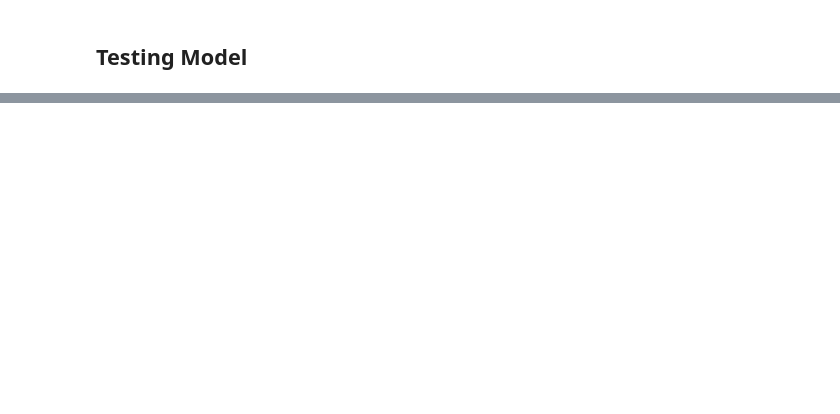
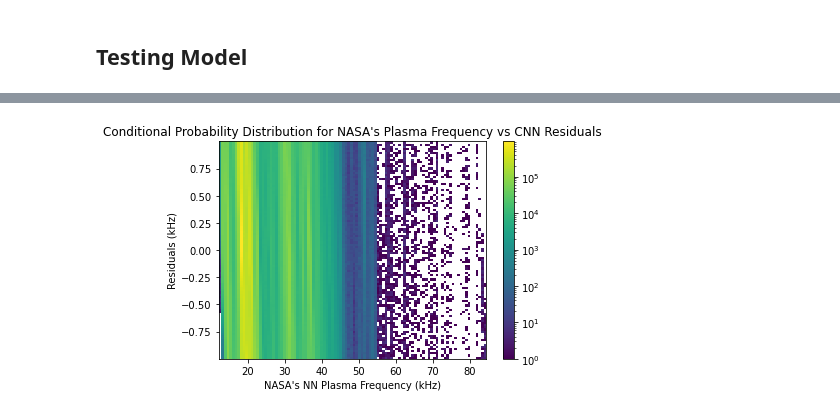
Before and after one commit to AyushmaanAggarwal/qtn-proj-ayu, a Jupyter notebook: cnn_wind.ipynb, the cells around one changed output, grey strips where cells are left out. Cells and saved outputs as stored; diff of their text form; code cells hidden in the pictures; blank space fills up the shorter version.

Commit message:
Developed a continous probability distribution graph

```diff
--- a/cnn_wind.ipynb
+++ b/cnn_wind.ipynb
@@ -127,10 +108,12 @@ lst = list(map(lambda i: abs(denorm_pred[i]-denorm_test[i])/denorm_test[i],
                range(len(pred_y))))
 lst2 = list(map(lambda i: (denorm_pred[i]-denorm_test[i])**2,
                range(len(pred_y))))
+lst3 = list(map(lambda i: (denorm_pred[i]-denorm_test[i]),
+               range(len(pred_y))))
 error = np.sqrt(sum(lst2)/len(lst2))
 print(f"Each predicted value has an error of ±{np.mean(lst)/np.sqrt(len(lst))}% or ±{error} kHz")
 print(f"The average predicted value is {np.mean(denorm_pred)}")
-print(f"Predicted first value: {denorm_pred[i]} ±{error} kHz")
+print(f"Predicted first value: {denorm_pred[0]} ±{error} kHz")
 pd.DataFrame(denorm_pred).describe()
 # %% [output]
 Each predicted value has an error of ±4.177706325923662e-05% or ±0.4939827273532616 kHz
@@ -306,0 +325,13 @@ AttributeError: 'Figure' object has no attribute 'set_suptitle'
+# %%
+
+maximum_y_val = max(denorm_test)
+diff = 1
+denorm_pred_np = np.array(denorm_pred)
+indices_count = [0 for _ in range(int(maximum_y_val))]
+
+for f in denorm_test:
+    indices = np.where(np.abs(denorm_pred_np-f)<diff)[0]
+    indices_count[int(f-1)] += len(indices)
+
+print(indices_count)
+print("done")
@@ -306,0 +423,19 @@ AttributeError: 'Figure' object has no attribute 'set_suptitle'
+# %%
+diff = 1
+count = 0
+
+hist2dlist = np.array([np.array([0 for _ in range(100)]) for _ in range(85)])
+
+print("Started")
+for f in denorm_test:
+    indices = np.where(np.abs(denorm_pred-f)<diff)[0]
+
+    x = int(f)
+    y_list = np.multiply(np.add(denorm_pred[indices],1-f), 100/2)
+
+    for y in y_list:
+        # count up the x and y coords
+        hist2dlist[x, int(y)] += 1
+    if count%5000==0:
+        print(count)
+    count += 1
@@ -306,0 +457,11 @@ AttributeError: 'Figure' object has no attribute 'set_suptitle'
+# %%
+plt.figure(facecolor='w')
+plt.hist2d(x, y, bins=[85,100], norm=matplotlib.colors.LogNorm())
+plt.colorbar()
+plt.title("Conditional Probability Distribution for NASA's Plasma Frequency vs CNN Residuals")
+plt.xlabel("NASA's NN Plasma Frequency (kHz)")
+plt.ylabel("Residuals (kHz)")
+plt.savefig("plots/conditional_probability_distribution.png")
+plt.show()
+# %% [output]
+[figure, added]
```
Also changed, not shown: parts of 48 cells of this notebook.
